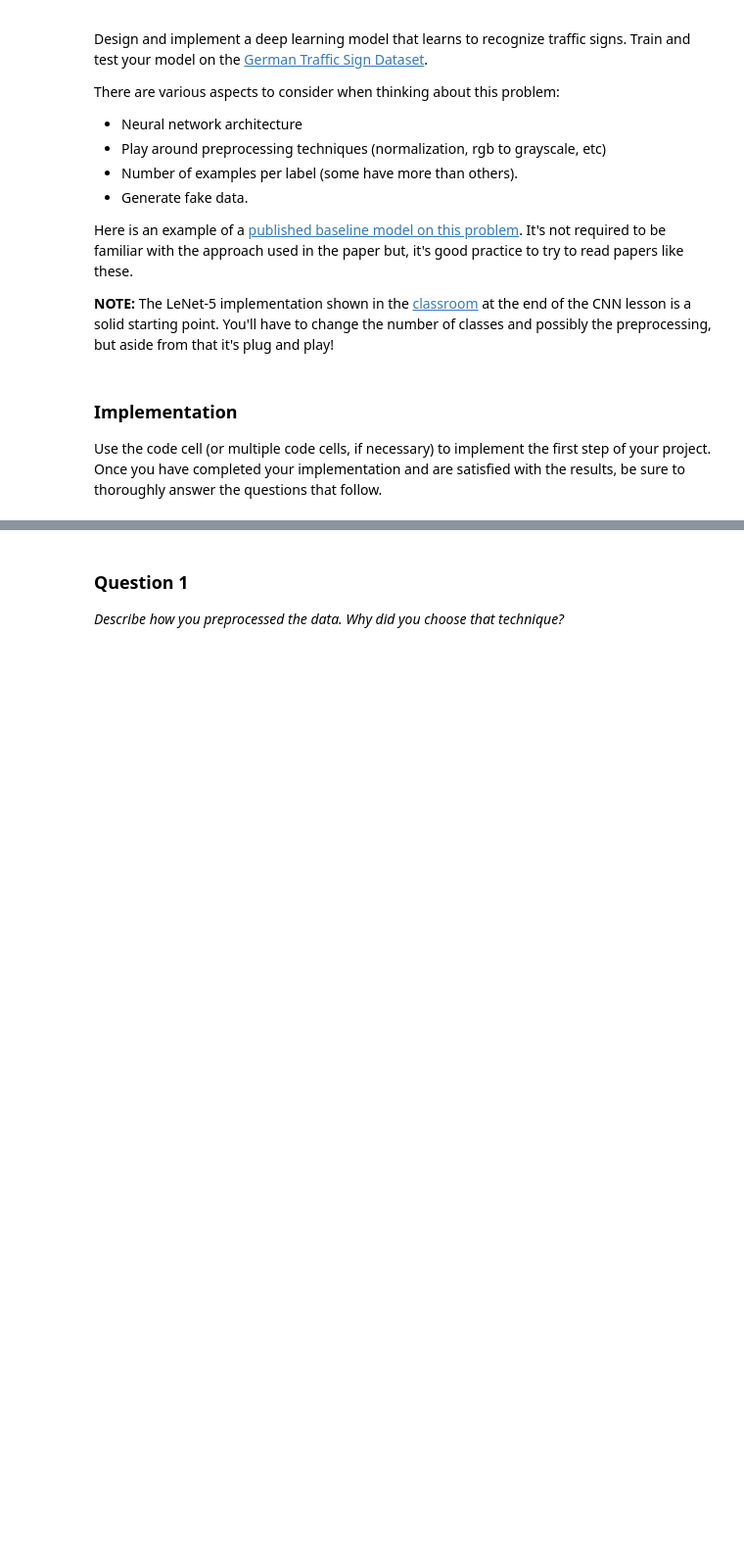
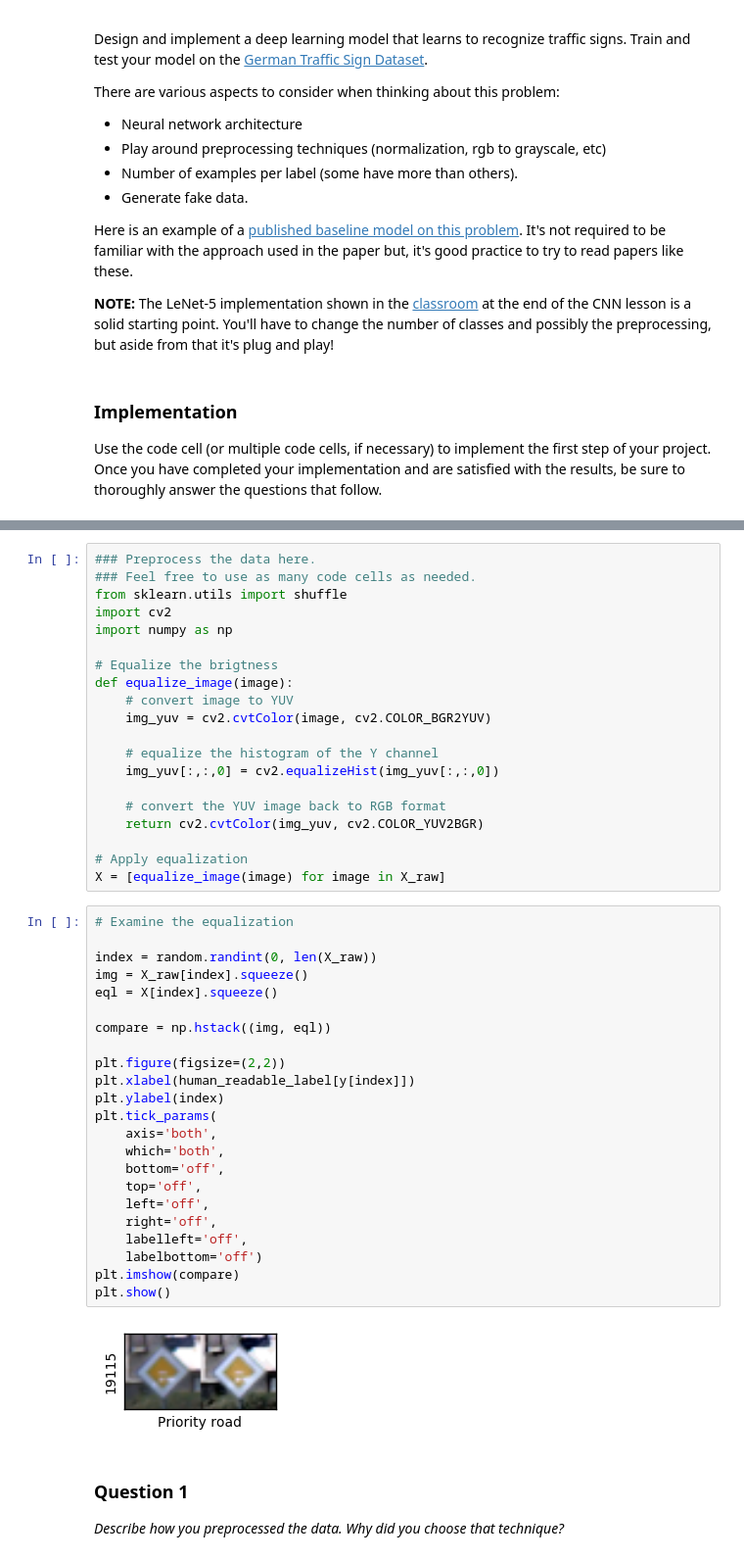
Before and after one commit to racersmith/Traffic-Sign-Classification, a Jupyter notebook: Traffic_Sign_Classifier.ipynb, the cells around one changed output, grey strips where cells are left out. Shown at 98% size. Cells and saved outputs as stored; diff of their text form; blank space fills up the shorter version.

```diff
--- a/Traffic_Sign_Classifier.ipynb
+++ b/Traffic_Sign_Classifier.ipynb
@@ -203,3 +202,48 @@ X, y = shuffle(X, y)
+# %%
+### Preprocess the data here.
+### Feel free to use as many code cells as needed.
+from sklearn.utils import shuffle
+import cv2
+import numpy as np
+
+# Equalize the brigtness
+def equalize_image(image):
+    # convert image to YUV
+    img_yuv = cv2.cvtColor(image, cv2.COLOR_BGR2YUV)
+
+    # equalize the histogram of the Y channel
+    img_yuv[:,:,0] = cv2.equalizeHist(img_yuv[:,:,0])
+
+    # convert the YUV image back to RGB format
+    return cv2.cvtColor(img_yuv, cv2.COLOR_YUV2BGR)
+
+# Apply equalization
+X = [equalize_image(image) for image in X_raw]
+# %%
+# Examine the equalization
+
+index = random.randint(0, len(X_raw))
+img = X_raw[index].squeeze()
+eql = X[index].squeeze()
+
+compare = np.hstack((img, eql))
+
+plt.figure(figsize=(2,2))
+plt.xlabel(human_readable_label[y[index]])
+plt.ylabel(index)
+plt.tick_params(
+    axis='both',
+    which='both',
+    bottom='off',
+    top='off',
+    left='off',
+    right='off',
+    labelleft='off',
+    labelbottom='off')
+plt.imshow(compare)
+plt.show()
+# %% [output]
+[figure, added]
 # %% [markdown]
 ### Question 1
 
```
Also changed, not shown: parts of 10 cells of this notebook.
